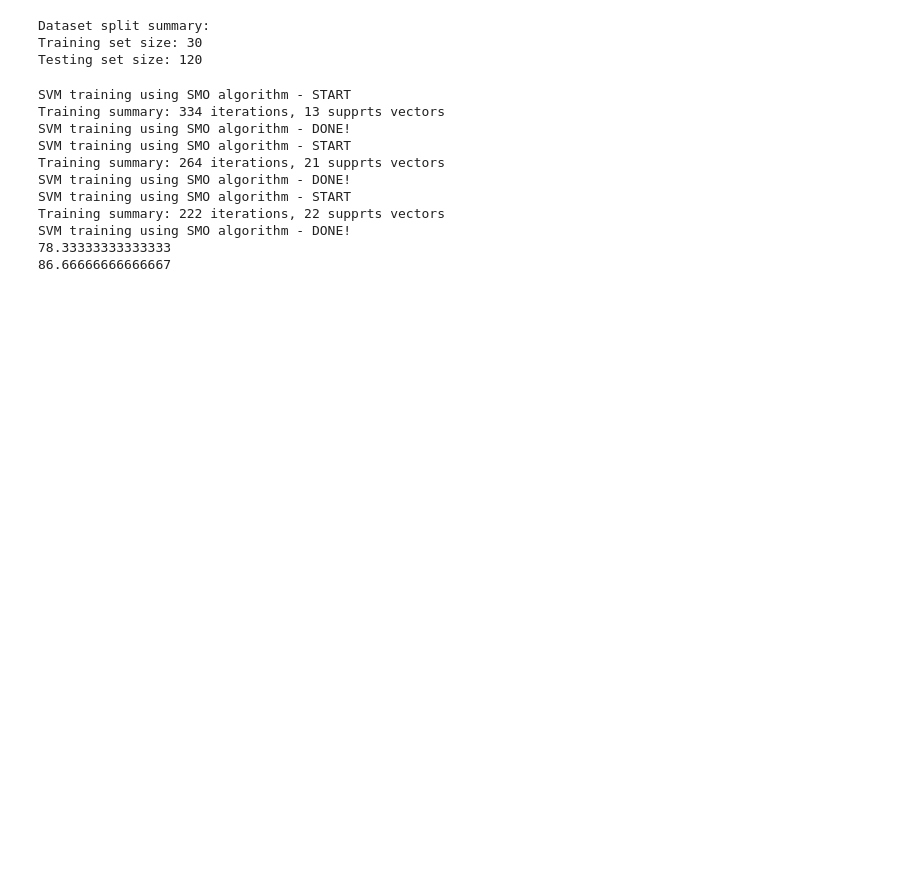
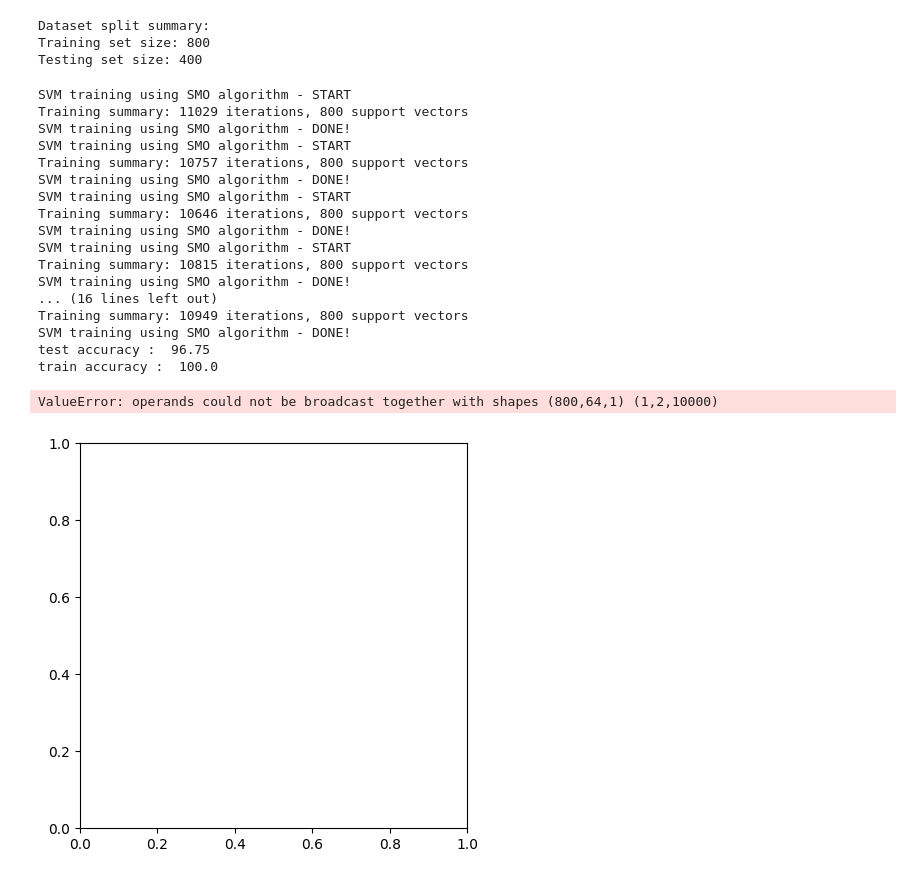
Before and after one commit to Jagaa-1008/quantum_SVM, a Jupyter notebook: iris_classification_sepal.ipynb, the cells around one changed output. Saved outputs shown, nothing was run; the diff lists cells and outputs as text; code cells hidden in the pictures; blank space fills up the shorter version.

```diff
--- a/iris_classification_sepal.ipynb
+++ b/iris_classification_sepal.ipynb
@@ -4,39 +4,37 @@ from sklearn.datasets import load_iris, make_blobs, load_digits
 from sklearn.model_selection import train_test_split
 from sklearn.preprocessing import StandardScaler
 from sklearn.manifold import TSNE
+from sklearn.decomposition import PCA
 from utils import *
 
 # Number of classes
-nn = 3
+nn = 10
 
 # dataset_name = "digit_0_2"
 
-X = load_iris().data[:,:2]
-y = load_iris()['target']
+# X = load_iris().data[:,:2]
+# y = load_iris()['target']
 
 # n_samples = 3*40
 # X, y = make_blobs(n_samples=160, centers=nn, random_state=42)
 
+digits = load_digits(n_class=nn)
+X, y = digits.data, digits.target
 
-# digits = load_digits(n_class=nn)
-# X, y = digits.data, digits.target
+# Data preprocessing using standard scaling
+scaler = StandardScaler()
+X_scaled = scaler.fit_transform(X)
 
-# if dataset_name == "digit_0_2":
-#     # Data preprocessing using standard scaling
-#     scaler = StandardScaler()
-#     X_scaled = scaler.fit_transform(X)
-
-#     # Dimensionality reduction using t-SNE
-#     tsne = TSNE(n_components=2, perplexity=10, learning_rate=200, random_state=42)
-#     X = tsne.fit_transform(X_scaled)
+# Dimensionality reduction using t-SNE
+# tsne = TSNE(n_components=2, perplexity=10, learning_rate=200, random_state=42)
+# tsne = PCA(n_components=2)
+# X = tsne.fit_transform(X_scaled)
 
 # Initialize the lists to hold the split data
 X_train_list = []
 X_test_list = []
 y_train_list = []
 y_test_list = []
-
-# X_train, X_test, y_train, y_test = train_test_split(X, y, test_size=60, train_size=90, random_state=101)
 
 # Splitting the data
 for i in range(nn):
@@ -46,7 +44,7 @@ for i in range(nn):
 
     # Perform the split
     X_class_train, X_class_test, y_class_train, y_class_test = train_test_split(
-        X_class, y_class, test_size=40, train_size=10, random_state=151
+        X_class, y_class, test_size=40, train_size=80, random_state=151
     )
 
     # Append the current class's split to the lists
@@ -66,54 +64,62 @@ print(f'Training set size: {X_train.shape[0]}')
 print(f'Testing set size: {X_test.shape[0]}')
 # %% [output]
 Dataset split summary:
-Training set size: 30
-Testing set size: 120
+Training set size: 800
+Testing set size: 400
 # %%
-gamma = 2 #Iris Petal
+# gamma = 2 #Iris Petal
 # gamma = 0.1 #Blob
-# gamma = 0.001 #Digit 0~3
+gamma = 0.01 #Digit
 C = 1
 # %%
 from sklearn.metrics import classification_report, accuracy_score
 from smo_svm import smo_SVM, smo_OneVsAllClassifier
 
-# Train Multiclass SVM
+# Train Multiclass SVM on classic optimizer
 smo_solver = smo_OneVsAllClassifier(
     solver=smo_SVM,
     num_classes=nn,
     c=C,
     kkt_thr=1e-4,
     max_iter=1e5,
     kernel_type='rbf',
     gamma_rbf=gamma
 )
 
 smo_solver.fit(X_train, y_train)
 
 # Predict
 y_pred = smo_solver.predict(X_test)
 yt_pred= smo_solver.predict(X_train)
 
 # Performance analysis
 smo_test_accuracy = accuracy_score(y_test, y_pred)*100
 smo_train_accuracy = accuracy_score(y_train, yt_pred)*100
-print(smo_test_accuracy)
-print(smo_train_accuracy)
+print("test accuracy : ", smo_test_accuracy)
+print("train accuracy : ", smo_train_accuracy)
 # print(classification_report(y_test, y_pred))
 
-# plot_figure(smo_solver, X_tsne, y, nn, X_test, X_train, y_test, y_train, filename= "results\iris_SMO")
+plot_figure(smo_solver, X, y, nn, X_test, X_train, y_test, y_train) #, filename= "results\iris_SMO"
 # %% [output]
 SVM training using SMO algorithm - START
-Training summary: 334 iterations, 13 supprts vectors
+Training summary: 11029 iterations, 800 support vectors
 SVM training using SMO algorithm - DONE!
 SVM training using SMO algorithm - START
-Training summary: 264 iterations, 21 supprts vectors
+Training summary: 10757 iterations, 800 support vectors
 SVM training using SMO algorithm - DONE!
 SVM training using SMO algorithm - START
-Training summary: 222 iterations, 22 supprts vectors
+Training summary: 10646 iterations, 800 support vectors
 SVM training using SMO algorithm - DONE!
-78.33333333333333
-86.66666666666667
+SVM training using SMO algorithm - START
+Training summary: 10815 iterations, 800 support vectors
+SVM training using SMO algorithm - DONE!
+... (16 lines left out)
+Training summary: 10949 iterations, 800 support vectors
+SVM training using SMO algorithm - DONE!
+test accuracy :  96.75
+train accuracy :  100.0
+ValueError: operands could not be broadcast together with shapes (800,64,1) (1,2,10000)
+[figure, added]
 # %%
 from sklearn.metrics import classification_report, accuracy_score
 from qsvm import *
```
Also changed, not shown: parts of 4 cells of this notebook, 7 other files.
